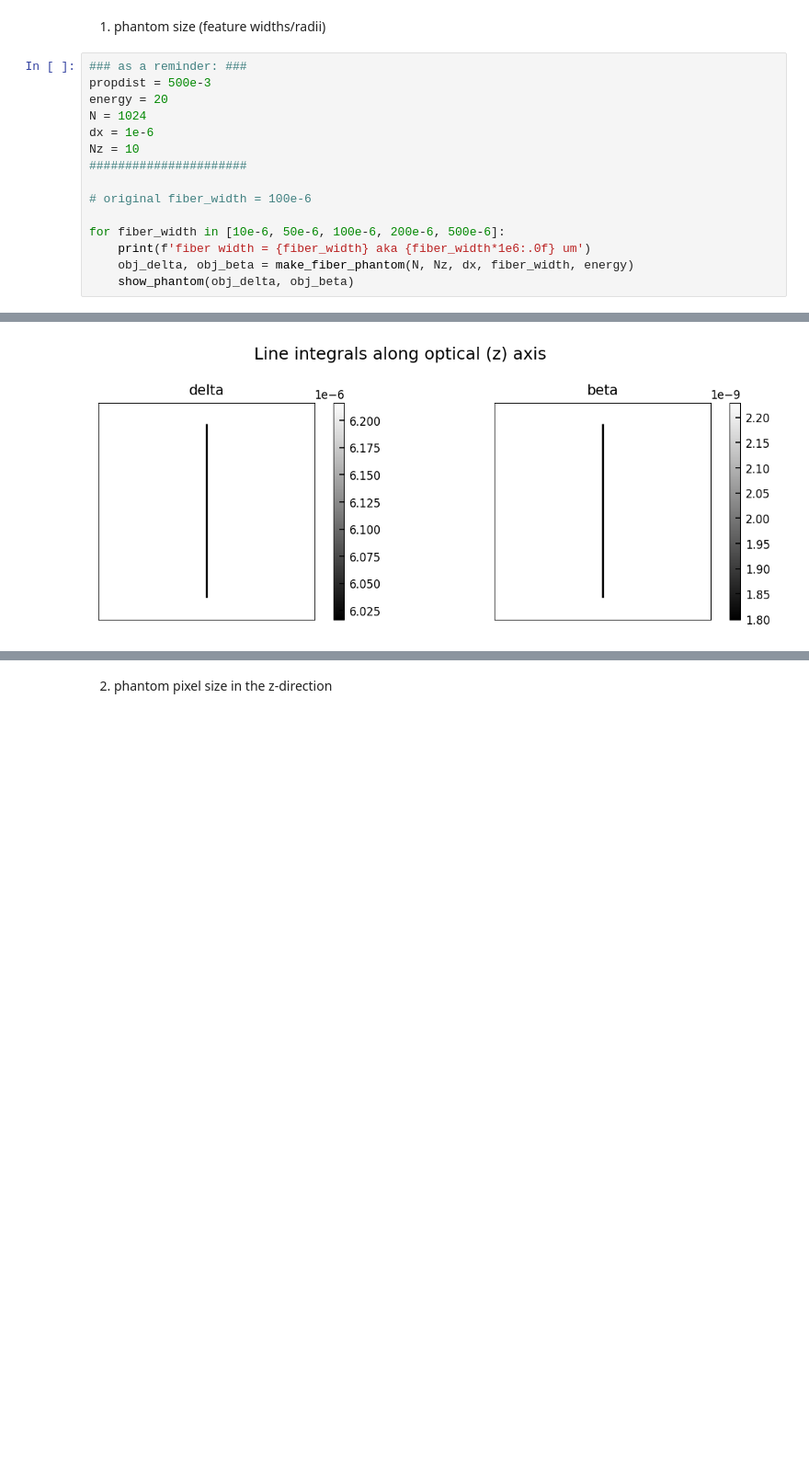
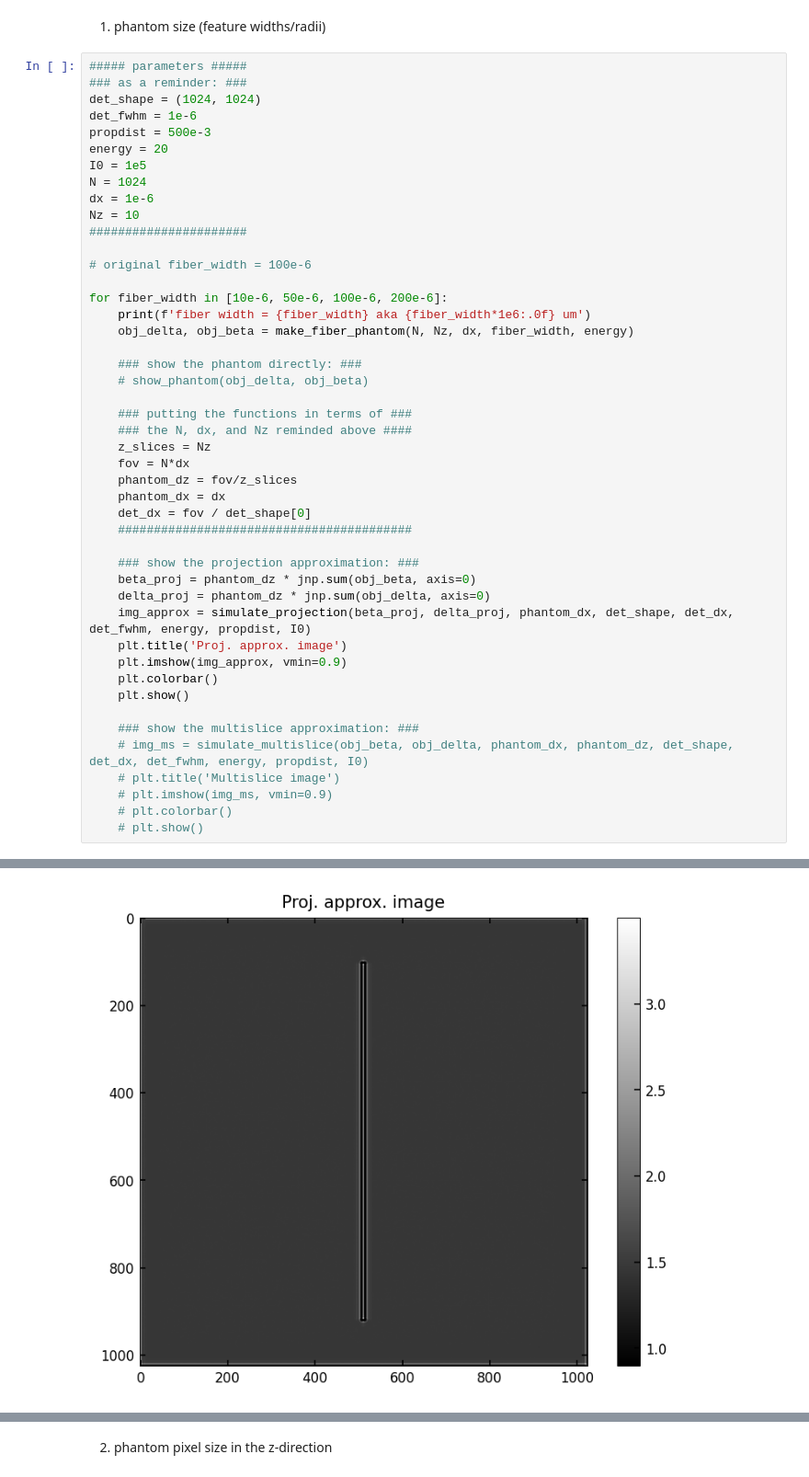
Before and after one commit to gjadick/spectral-xpci, a Jupyter notebook: multislice.ipynb, the cells around one changed output, grey strips where cells are left out. Shown at 92% size. Drawn from its saved outputs; the diff is of its cells as text; blank space fills up the shorter version.

Commit message:
projection apx. done; multislice throws error

```diff
--- a/multislice.ipynb
+++ b/multislice.ipynb
@@ -279,21 +276,52 @@ Because glass specks keeps crashing my kernel (as of 01/13/2025)
 # %% [markdown]
 1. phantom size (feature widths/radii)
 # %%
+##### parameters #####
 ### as a reminder: ###
+det_shape = (1024, 1024)
+det_fwhm = 1e-6
 propdist = 500e-3
 energy = 20
+I0 = 1e5
 N = 1024
 dx = 1e-6
 Nz = 10
 ######################
 
 # original fiber_width = 100e-6
 
-for fiber_width in [10e-6, 50e-6, 100e-6, 200e-6, 500e-6]:
+for fiber_width in [10e-6, 50e-6, 100e-6, 200e-6]:
     print(f'fiber width = {fiber_width} aka {fiber_width*1e6:.0f} um')
     obj_delta, obj_beta = make_fiber_phantom(N, Nz, dx, fiber_width, energy)
-    show_phantom(obj_delta, obj_beta)
+
+    ### show the phantom directly: ###
+    # show_phantom(obj_delta, obj_beta)
+
+    ### putting the functions in terms of ###
+    ### the N, dx, and Nz reminded above ####
+    z_slices = Nz
+    fov = N*dx
+    phantom_dz = fov/z_slices
+    phantom_dx = dx
+    det_dx = fov / det_shape[0]
+    #########################################
+
+    ### show the projection approximation: ###
+    beta_proj = phantom_dz * jnp.sum(obj_beta, axis=0)
+    delta_proj = phantom_dz * jnp.sum(obj_delta, axis=0)
+    img_approx = simulate_projection(beta_proj, delta_proj, phantom_dx, det_shape, det_dx, det_fwhm, energy, propdist, I0)
+    plt.title('Proj. approx. image')
+    plt.imshow(img_approx, vmin=0.9)
+    plt.colorbar()
+    plt.show()
+
+    ### show the multislice approximation: ###
+    # img_ms = simulate_multislice(obj_beta, obj_delta, phantom_dx, phantom_dz, det_shape, det_dx, det_fwhm, energy, propdist, I0)
+    # plt.title('Multislice image')
+    # plt.imshow(img_ms, vmin=0.9)
+    # plt.colorbar()
+    # plt.show()
 # %% [output]
 fiber width = 1e-05 aka 10 um
-[figure, old version]
+[figure, new version]
 fiber width = 5e-05 aka 50 um
```
Also changed, not shown: parts of 4 cells of this notebook.
